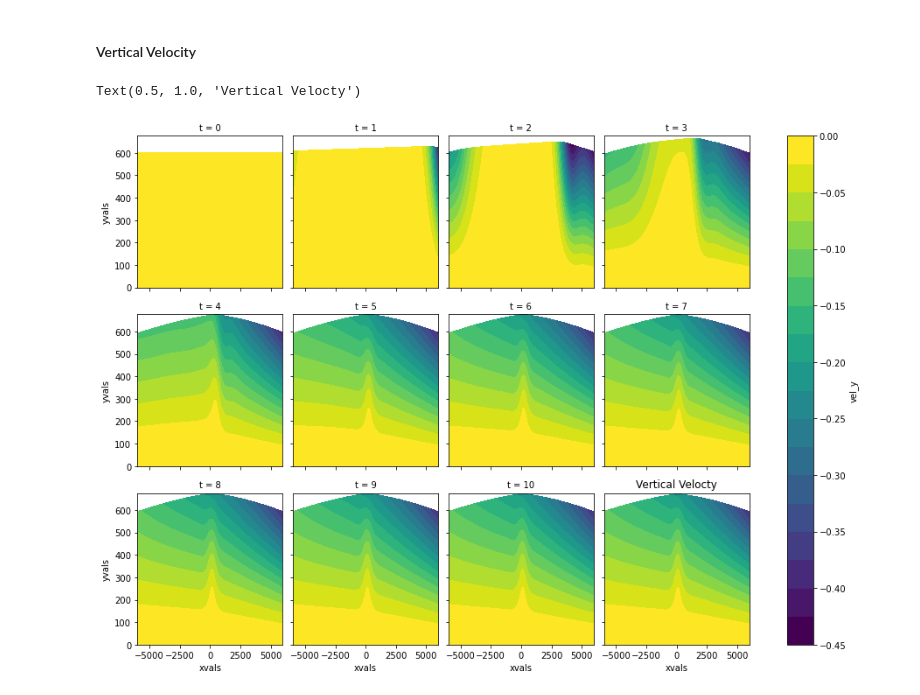
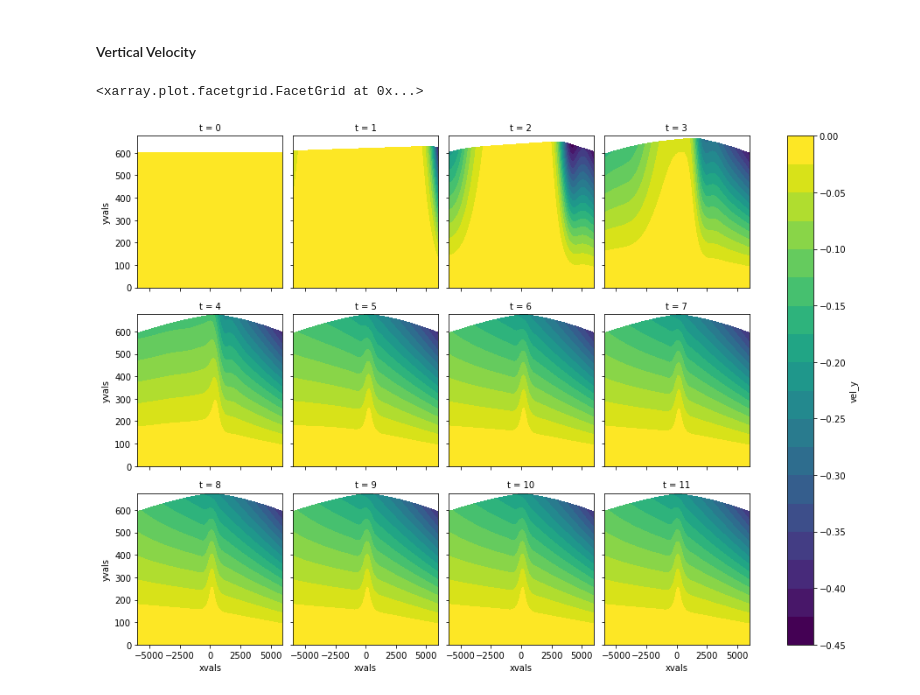
Before and after one commit to janeeleven/rces-final-project, a Jupyter notebook: presentation_notebook.ipynb, the cells around one changed output. Saved outputs shown, nothing was run; the diff lists cells and outputs as text; code cells hidden in the pictures.

```diff
--- a/presentation_notebook.ipynb
+++ b/presentation_notebook.ipynb
@@ -237,10 +202,10 @@ plt.title('Horizontal Velocity');
 # %% [markdown]
 #### Vertical Velocity
 # %%
+
 data_nb.sel(t = np.arange(0,120,10)).vel_y.plot.contourf(x = 'xvals', y = 'yvals',
     col = 't', col_wrap = 4, levels = 20
 )
-plt.title('Vertical Velocty');
 # %% [output]
-Text(0.5, 1.0, 'Vertical Velocty')
+<xarray.plot.facetgrid.FacetGrid at 0x...>
-[figure, old version]
+[figure, new version]
```
Also changed, not shown: parts of 8 cells of this notebook.
